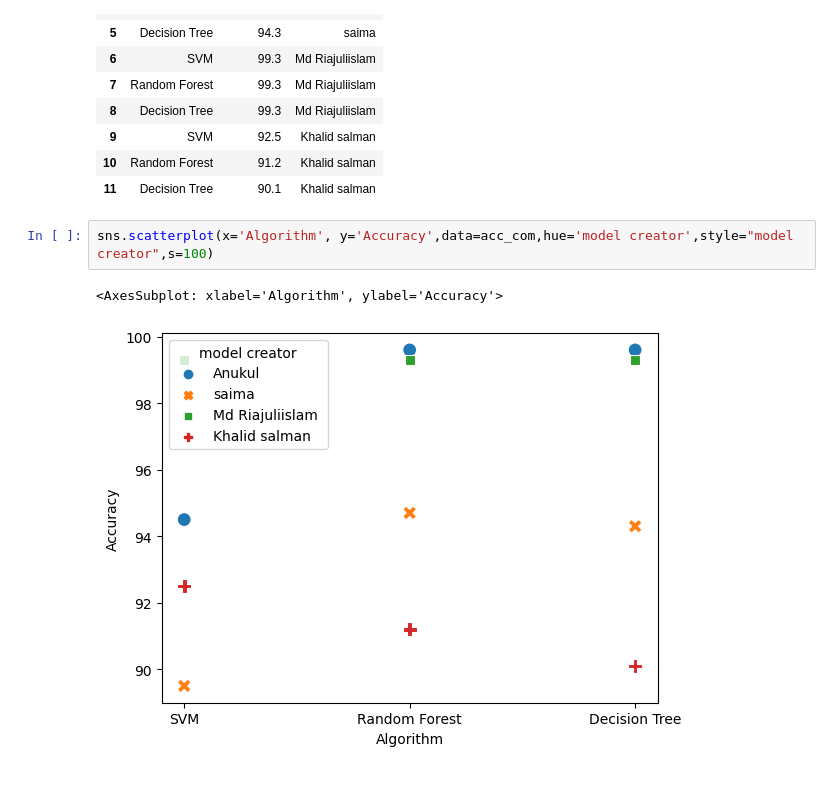
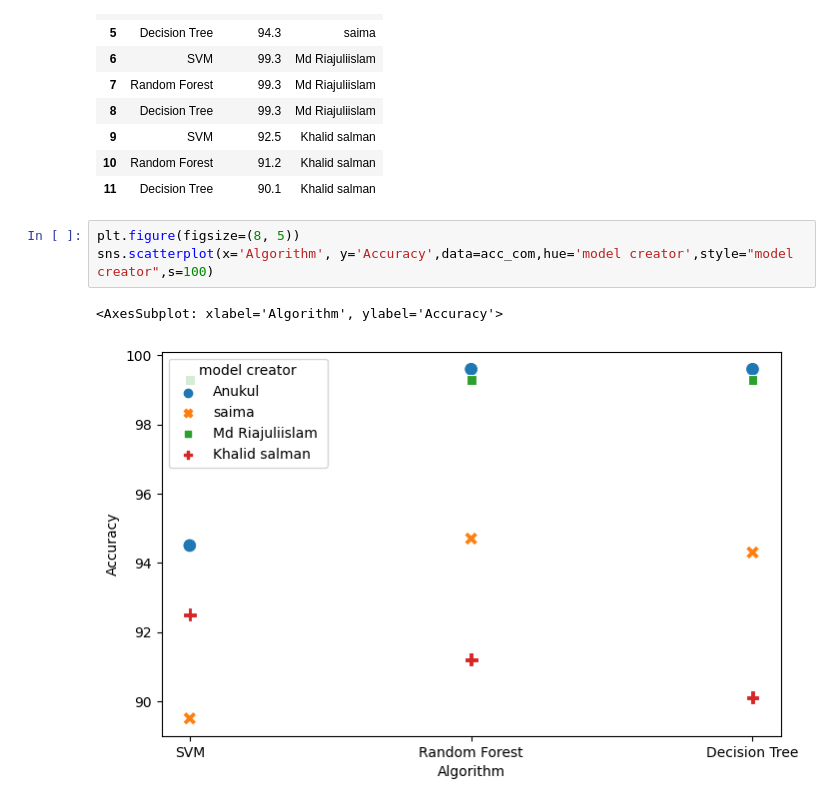
Before and after one commit to AnukulSri/DS_ML, a Jupyter notebook: Thyriod_prediction/hypothyroid.ipynb, the cells around one changed output. Cells and saved outputs as stored; diff of their text form.

```diff
--- a/Thyriod_prediction/hypothyroid.ipynb
+++ b/Thyriod_prediction/hypothyroid.ipynb
@@ -1868,8 +1880,9 @@ acc_com
 | 10 | Random Forest | 91.2 | Khalid salman |
 | 11 | Decision Tree | 90.1 | Khalid salman |
 # %%
+plt.figure(figsize=(8, 5))
 sns.scatterplot(x='Algorithm', y='Accuracy',data=acc_com,hue='model creator',style="model creator",s=100)
 # %% [output]
 <AxesSubplot: xlabel='Algorithm', ylabel='Accuracy'>
-[figure, old version]
+[figure, new version]
 # %%
```
Also changed, not shown: parts of 14 cells of this notebook.
